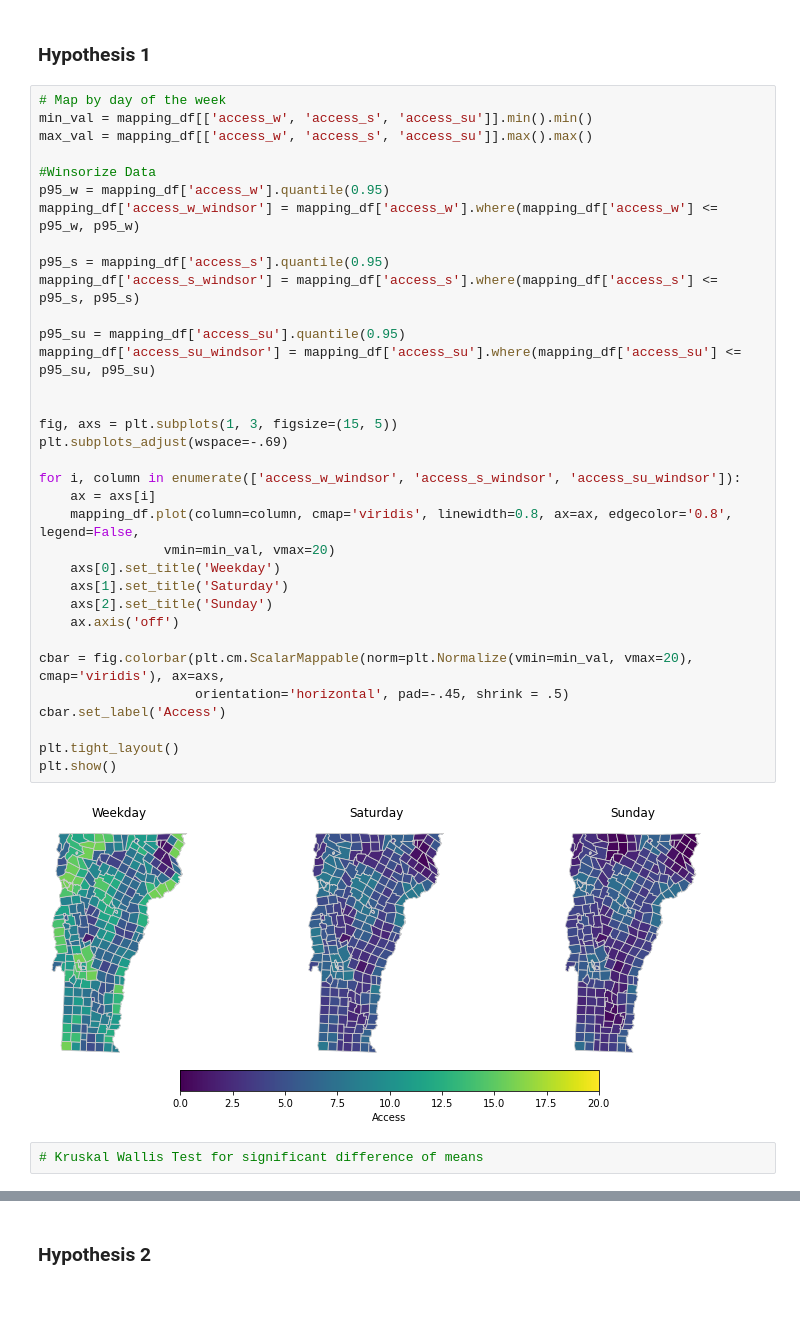
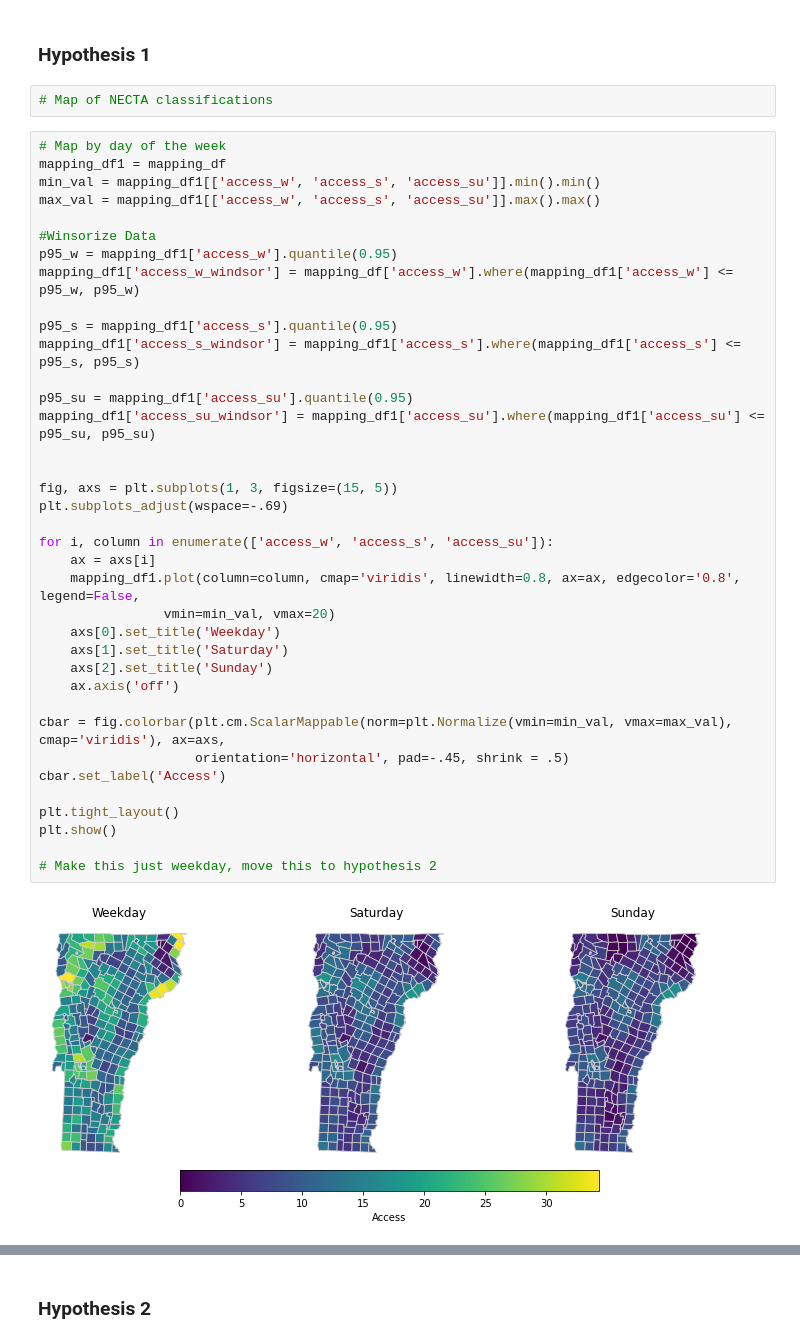
Before and after one commit to samroubin/VTPharmacy, a Jupyter notebook: procedure/code/02_Pharmacy_Accessibility_Analysis.ipynb, the cells around one changed output, grey strips where cells are left out. Saved outputs shown, nothing was run; the diff lists cells and outputs as text; blank space fills up the shorter version.

```diff
--- a/procedure/code/02_Pharmacy_Accessibility_Analysis.ipynb
+++ b/procedure/code/02_Pharmacy_Accessibility_Analysis.ipynb
@@ -813,41 +785,44 @@ mapping_df.explore()
 ## Results
 # %% [markdown]
 ### Hypothesis 1
+# %%
+# Map of NECTA classifications
 # %%
 # Map by day of the week
-min_val = mapping_df[['access_w', 'access_s', 'access_su']].min().min()
-max_val = mapping_df[['access_w', 'access_s', 'access_su']].max().max()
+mapping_df1 = mapping_df
+min_val = mapping_df1[['access_w', 'access_s', 'access_su']].min().min()
+max_val = mapping_df1[['access_w', 'access_s', 'access_su']].max().max()
 
 #Winsorize Data
-p95_w = mapping_df['access_w'].quantile(0.95)
-mapping_df['access_w_windsor'] = mapping_df['access_w'].where(mapping_df['access_w'] <= p95_w, p95_w)
+p95_w = mapping_df1['access_w'].quantile(0.95)
+mapping_df1['access_w_windsor'] = mapping_df['access_w'].where(mapping_df1['access_w'] <= p95_w, p95_w)
 
-p95_s = mapping_df['access_s'].quantile(0.95)
-mapping_df['access_s_windsor'] = mapping_df['access_s'].where(mapping_df['access_s'] <= p95_s, p95_s)
+p95_s = mapping_df1['access_s'].quantile(0.95)
+mapping_df1['access_s_windsor'] = mapping_df1['access_s'].where(mapping_df1['access_s'] <= p95_s, p95_s)
 
-p95_su = mapping_df['access_su'].quantile(0.95)
-mapping_df['access_su_windsor'] = mapping_df['access_su'].where(mapping_df['access_su'] <= p95_su, p95_su)
+p95_su = mapping_df1['access_su'].quantile(0.95)
+mapping_df1['access_su_windsor'] = mapping_df1['access_su'].where(mapping_df1['access_su'] <= p95_su, p95_su)
 
 
 fig, axs = plt.subplots(1, 3, figsize=(15, 5))
 plt.subplots_adjust(wspace=-.69)
 
-for i, column in enumerate(['access_w_windsor', 'access_s_windsor', 'access_su_windsor']):
+for i, column in enumerate(['access_w', 'access_s', 'access_su']):
     ax = axs[i]
-    mapping_df.plot(column=column, cmap='viridis', linewidth=0.8, ax=ax, edgecolor='0.8', legend=False,
+    mapping_df1.plot(column=column, cmap='viridis', linewidth=0.8, ax=ax, edgecolor='0.8', legend=False,
                 vmin=min_val, vmax=20)
     axs[0].set_title('Weekday')
     axs[1].set_title('Saturday')
     axs[2].set_title('Sunday')
     ax.axis('off')
 
-cbar = fig.colorbar(plt.cm.ScalarMappable(norm=plt.Normalize(vmin=min_val, vmax=20), cmap='viridis'), ax=axs,
+cbar = fig.colorbar(plt.cm.ScalarMappable(norm=plt.Normalize(vmin=min_val, vmax=max_val), cmap='viridis'), ax=axs,
                     orientation='horizontal', pad=-.45, shrink = .5)
 cbar.set_label('Access')
 
 plt.tight_layout()
 plt.show()
+
+# Make this just weekday, move this to hypothesis 2
 # %% [output]
-[figure, old version]
+[figure, new version]
-# %%
-# Kruskal Wallis Test for significant difference of means
```
Also changed, not shown: parts of 12 cells of this notebook.
